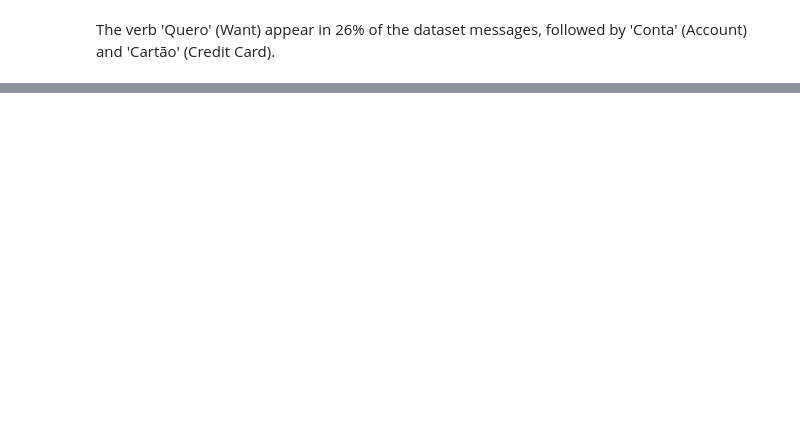
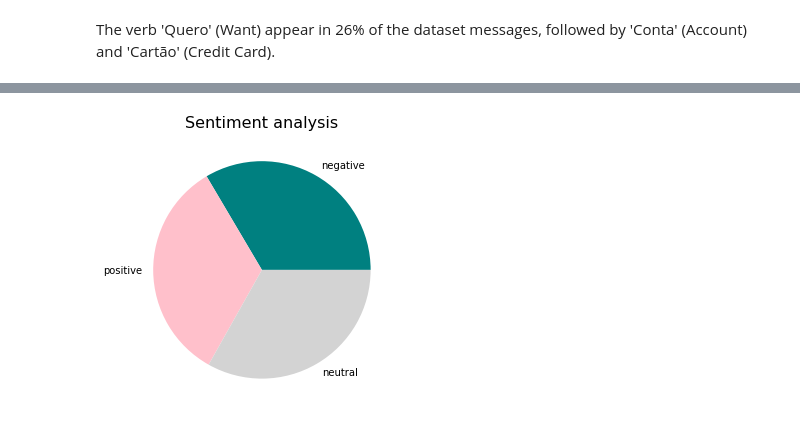
Before and after one commit to Dellonath/nlp-cognitive-engine, a Jupyter notebook: notebooks/v1.0-exploratory-text-analysis.ipynb, the cells around one changed output, grey strips where cells are left out. Drawn from its saved outputs; the diff is of its cells as text; code cells hidden in the pictures; blank space fills up the shorter version.

Commit message:
Adding Sentiment Analysis feature

```diff
--- a/notebooks/v1.0-exploratory-text-analysis.ipynb
+++ b/notebooks/v1.0-exploratory-text-analysis.ipynb
@@ -44,0 +51,6 @@ memory usage: 496.0+ bytes
+# %%
+phrase = pd.read_parquet('../data/raw/sentiments/raw-phrase.parquet')
+target = pd.read_parquet('../data/raw/sentiments/raw-target.parquet')
+
+sentiment_analysis = pd.concat([phrase, target], axis = 1)
+sentiment_analysis.info()
@@ -165,0 +211,7 @@ The verb 'Quero' (Want) appear in 26% of the dataset messages, followed by 'Cont
+# %%
+sentiment_analysis.sentiment.value_counts().plot.pie(figsize = (10, 5), colors = ['teal', 'pink', 'lightgrey'])
+plt.title('Sentiment analysis', fontsize = 16)
+plt.ylabel('')
+plt.show()
+# %% [output]
+[figure, added]
```
Also changed, not shown: parts of 23 cells of this notebook, 42 other files.
